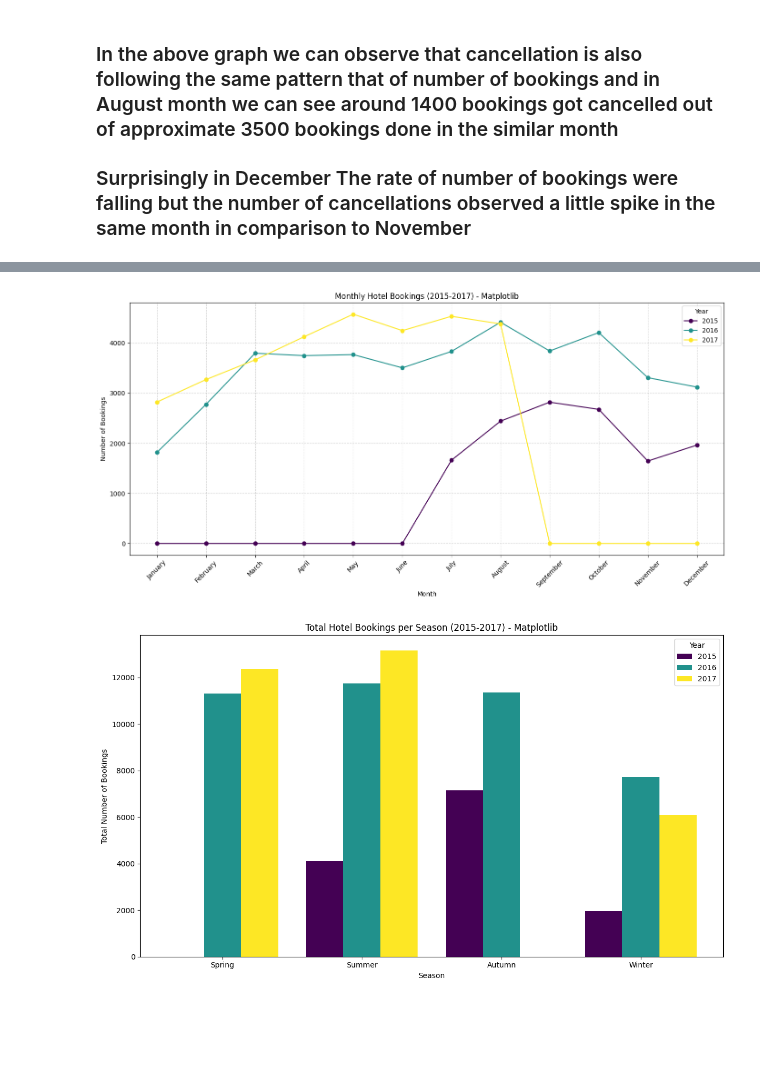
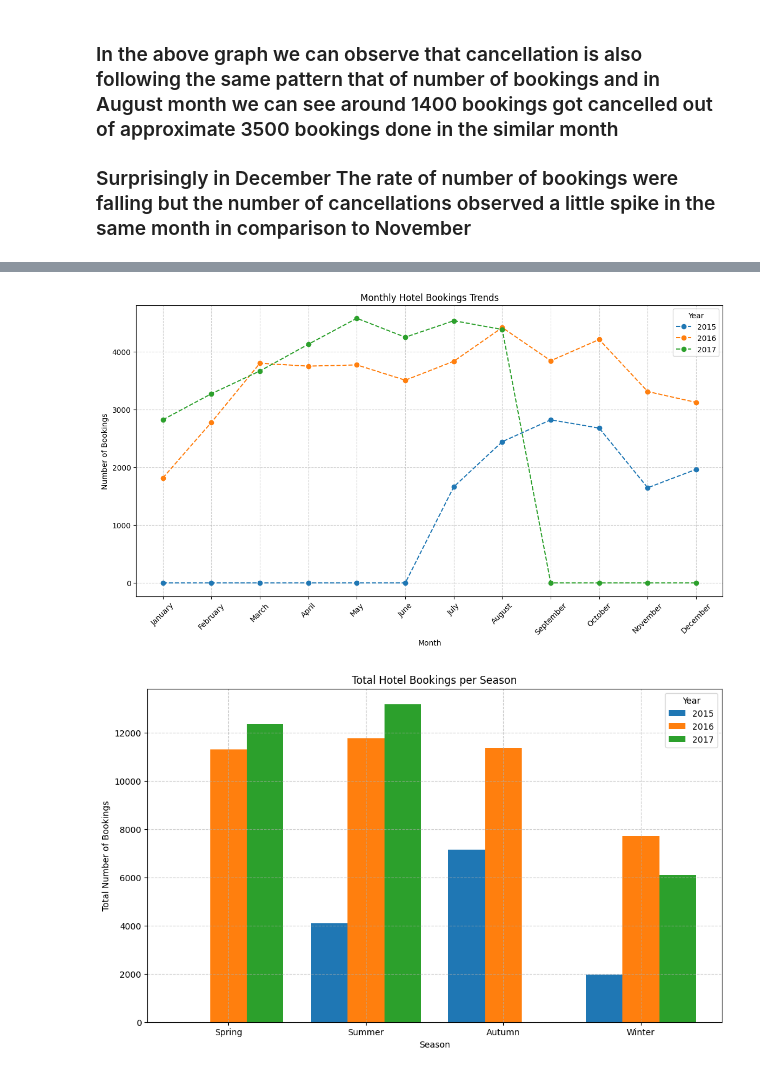
Before and after one commit to ChayanitBhateja/PDS_A1, a Jupyter notebook: code.ipynb, the cells around one changed output, grey strips where cells are left out. Cells and saved outputs as stored; diff of their text form; code cells hidden in the pictures; blank space fills up the shorter version.

```diff
--- a/code.ipynb
+++ b/code.ipynb
@@ -334,73 +352,63 @@ seasonal_bookings_yearly = (
+# %%
+# Plot 1: Monthly Booking Trends by Year (Line Chart)
+plt.figure(figsize=(14, 7))
+years_to_plot = monthly_bookings_yearly["arrival_date_year"].unique()
+
+for year in years_to_plot:
+    year_data = monthly_bookings_yearly[
+        monthly_bookings_yearly["arrival_date_year"] == year
+    ]
+    plt.plot(
+        year_data["arrival_date_month"],
+        year_data["booking_count"],
+        marker="o",
+        linestyle="--",
+        label=str(year),
+    )
+plt.title("Monthly Hotel Bookings Trends")
+plt.xlabel("Month")
+plt.ylabel("Number of Bookings")
+plt.xticks(rotation=45)
+plt.grid(True, linestyle="--", alpha=0.6)
+plt.legend(title="Year")
+plt.show()
+# %% [output]
+[figure, added]
 # %%
-# Plot 1: Monthly Booking Trends by Year (Line Chart)
-plt.figure(figsize=(14, 7))
-years_to_plot = monthly_bookings_yearly["arrival_date_year"].unique()
-colors = plt.cm.viridis(
-    np.linspace(0, 1, len(years_to_plot))
-)  # Get colors from a colormap
-
-for i, year in enumerate(years_to_plot):
-    year_data = monthly_bookings_yearly[
-        monthly_bookings_yearly["arrival_date_year"] == year
-    ]
-    plt.plot(
-        year_data["arrival_date_month"],
-        year_data["booking_count"],
-        marker="o",
-        linestyle="-",
-        label=str(year),
-        color=colors[i],  # Assign color
-    )
-
-plt.title("Monthly Hotel Bookings (2015-2017) - Matplotlib")
-plt.xlabel("Month")
-plt.ylabel("Number of Bookings")
-plt.xticks(rotation=45)
-plt.grid(True, linestyle="--", alpha=0.6)
-plt.legend(title="Year")
-plt.tight_layout()
-plt.show()
-
-# Plot 2: Seasonal Booking Comparison by Year (Grouped Bar Chart)
+# Seasonal Booking Trends by Year
 plt.figure(figsize=(12, 7))
 
 seasons = season_order
 years = sorted(seasonal_bookings_yearly["arrival_date_year"].unique())
 n_years = len(years)
-x = np.arange(len(seasons))  # the label locations
-bar_width = 0.8 / n_years  # Adjust 0.8 for spacing between groups
-
-# Use the same colors as the line plot
-colors = plt.cm.viridis(np.linspace(0, 1, len(years)))
+x = np.arange(len(seasons))
+bar_width = 0.8 / n_years
 
 for i, year in enumerate(years):
     # Filter data for the year and ensure it's sorted by the categorical season order
     year_data = (
         seasonal_bookings_yearly[seasonal_bookings_yearly["arrival_date_year"] == year]
         .set_index("season")
         .reindex(season_order)
         .reset_index()
     )
 
     # Calculate position for this year's bars
     # Center the group of bars around the x tick
     position = x - (n_years - 1) * bar_width / 2 + i * bar_width
-
     plt.bar(
         position,
         year_data["booking_count"],
         bar_width,
         label=str(year),
-        color=colors[i],  # Assign color
     )
 
-plt.title("Total Hotel Bookings per Season (2015-2017) - Matplotlib")
+plt.title("Total Hotel Bookings per Season")
 plt.xlabel("Season")
 plt.ylabel("Total Number of Bookings")
-plt.xticks(x, seasons)  # Set season names as x-axis labels
+plt.xticks(x, seasons)
+plt.grid(True, linestyle="--", alpha=0.6)
 plt.legend(title="Year")
-plt.tight_layout()
 plt.show()
 # %% [output]
-[figure, old version]
+[figure, new version]
-[figure, removed]
```
Also changed, not shown: parts of 15 cells of this notebook.
